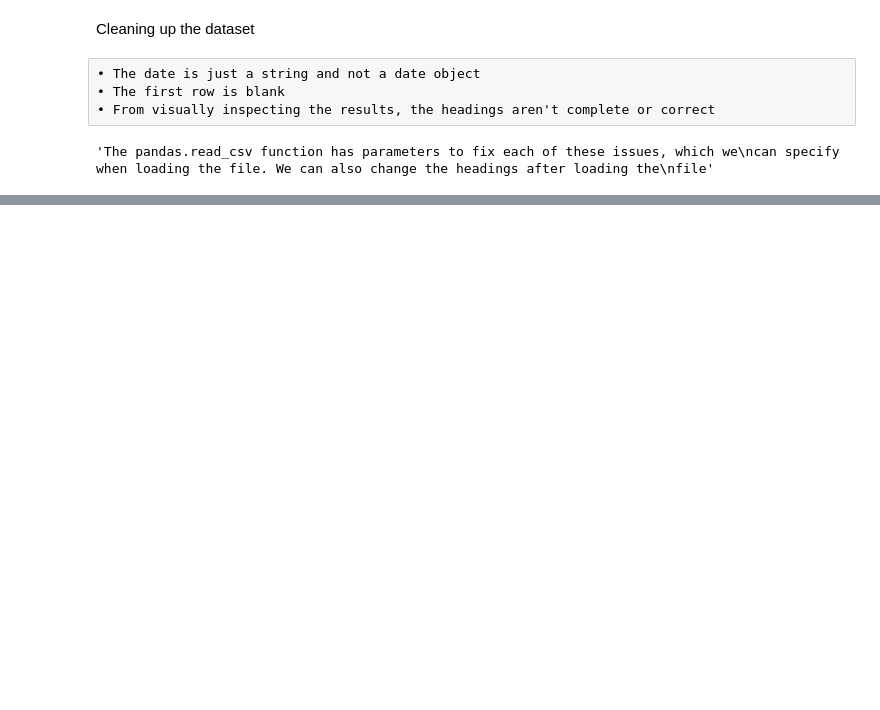
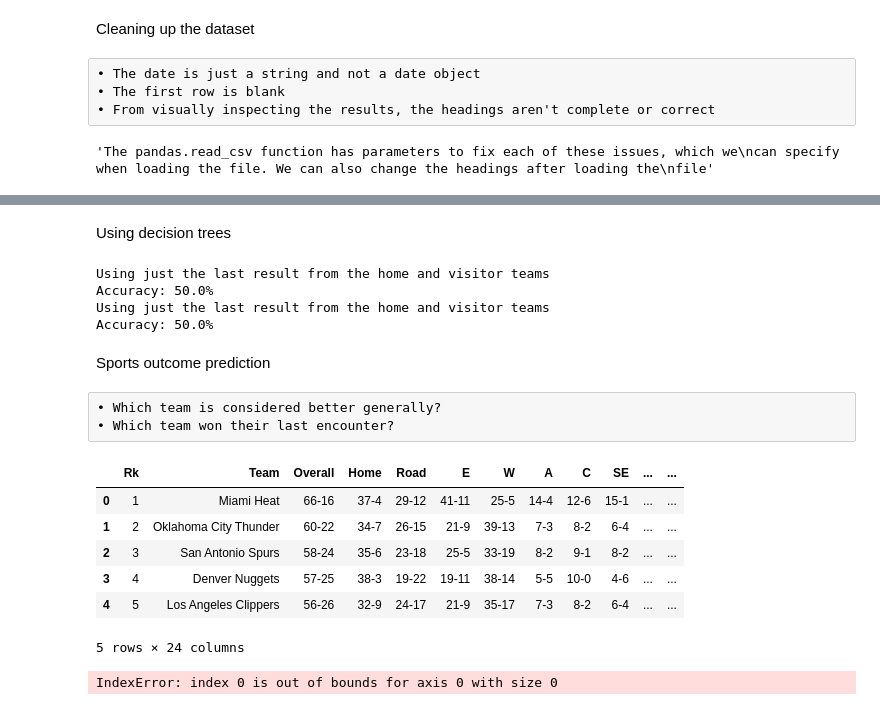
Before and after one commit to quantumn/Practice-for-Data-Analysis, a Jupyter notebook: Learning Data Mining with Python/3 Predicting Sports Winners with Decision Trees.ipynb, the cells around one changed output, grey strips where cells are left out. Saved outputs shown, nothing was run; the diff lists cells and outputs as text; code cells hidden in the pictures; blank space fills up the shorter version.

Commit message:
source code results are different from those of Text book, maybecause pointed content of download csv file is so unmatched to text book. Finally I stopped writing code. Shoud come back again

```diff
--- a/Learning Data Mining with Python/3 Predicting Sports Winners with Decision Trees.ipynb
+++ b/Learning Data Mining with Python/3 Predicting Sports Winners with Decision Trees.ipynb
@@ -72,0 +164,2 @@ dataset.tail()
+# %% [markdown]
+Using decision trees
@@ -72,0 +171,52 @@ dataset.tail()
+# %%
+from sklearn.cross_validation import cross_val_score
+
+# Create a dataset with just the neccessary information
+X_previouswins = dataset[["HomeLastWin", "VisitorLastWin"]].values
+clf = DecisionTreeClassifier(random_state=14)
+scores = cross_val_score(clf, X_previouswins, y_true, scoring='accuracy')
+print("Using just the last result from the home and visitor teams")
+print("Accuracy: {0:.1f}%".format(np.mean(scores) * 100))
+scores = cross_val_score(clf, X_previouswins, y_true, scoring='accuracy')
+print("Using just the last result from the home and visitor teams")
+print("Accuracy: {0:.1f}%".format(np.mean(scores) * 100))
+# %% [output]
+Using just the last result from the home and visitor teams
+Accuracy: 50.0%
+Using just the last result from the home and visitor teams
+Accuracy: 50.0%
+# %% [markdown]
+Sports outcome prediction
+# %% [raw]
+• Which team is considered better generally?
+• Which team won their last encounter?
+# %%
+# Let's try see which team is better on the ladder. Using the previous year's ladder
+ladder_filename = ("leagues_NBA_2013_standings_expanded-standings.csv")
+ladder = pd.read_csv(ladder_filename, skiprows=[0,1])
+ladder.head()
+# %% [output]
+|  | Rk | Team | Overall | Home | Road | E | W | A | C | SE | ... | ... |
+| 0 | 1 | Miami Heat | 66-16 | 37-4 | 29-12 | 41-11 | 25-5 | 14-4 | 12-6 | 15-1 | ... | ... |
+| 1 | 2 | Oklahoma City Thunder | 60-22 | 34-7 | 26-15 | 21-9 | 39-13 | 7-3 | 8-2 | 6-4 | ... | ... |
+| 2 | 3 | San Antonio Spurs | 58-24 | 35-6 | 23-18 | 25-5 | 33-19 | 8-2 | 9-1 | 8-2 | ... | ... |
+| 3 | 4 | Denver Nuggets | 57-25 | 38-3 | 19-22 | 19-11 | 38-14 | 5-5 | 10-0 | 4-6 | ... | ... |
+| 4 | 5 | Los Angeles Clippers | 56-26 | 32-9 | 24-17 | 21-9 | 35-17 | 7-3 | 8-2 | 6-4 | ... | ... |
+5 rows × 24 columns
+# %%
+# We can create a new feature -- HomeTeamRanksHighe
+results["HomeTeamRanksHigher"] = 0
+for index, row in results.iterrows():
+    home_team = row["Home Team"]
+    visitor_team = row["Visitor Team"]
+    if home_team == "New Orleans Pelicans":
+        home_team = "New Orleans Hornets"
+    elif visitor_team == "New Orleans Pelicans":
+        visitor_team = "New Orleans Hornets"
+    home_rank = ladder[ladder["Team"] == home_team]["Rk"].values[0]
+    visitor_rank = ladder[ladder["Team"] == visitor_team]["Rk"].values[0]
+    row["HomeTeamRanksHigher"] = int(home_rank > visitor_rank)
+    results.ix[index] = row
+results.head()
+# %% [output]
+IndexError: index 0 is out of bounds for axis 0 with size 0
```
Also changed, not shown: parts of 18 cells of this notebook.
